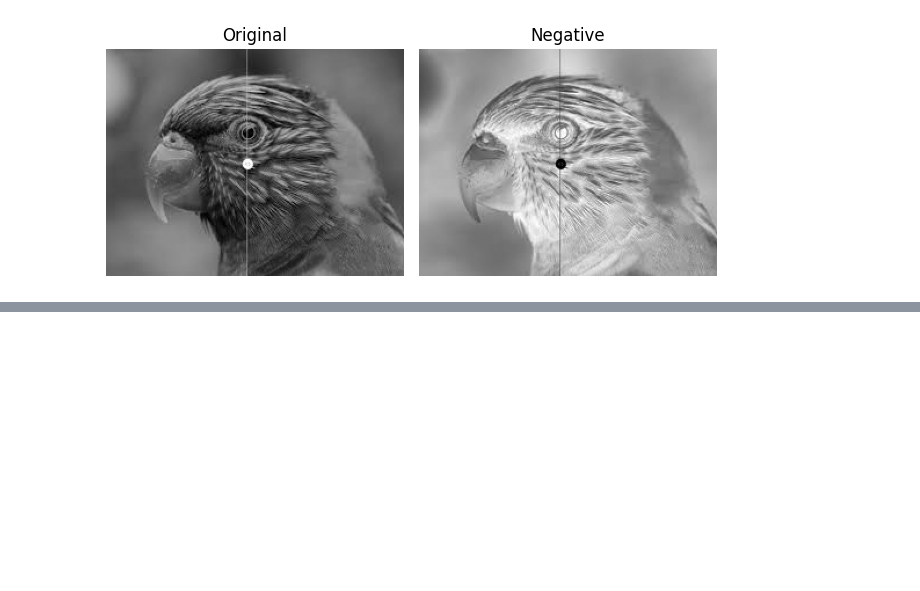
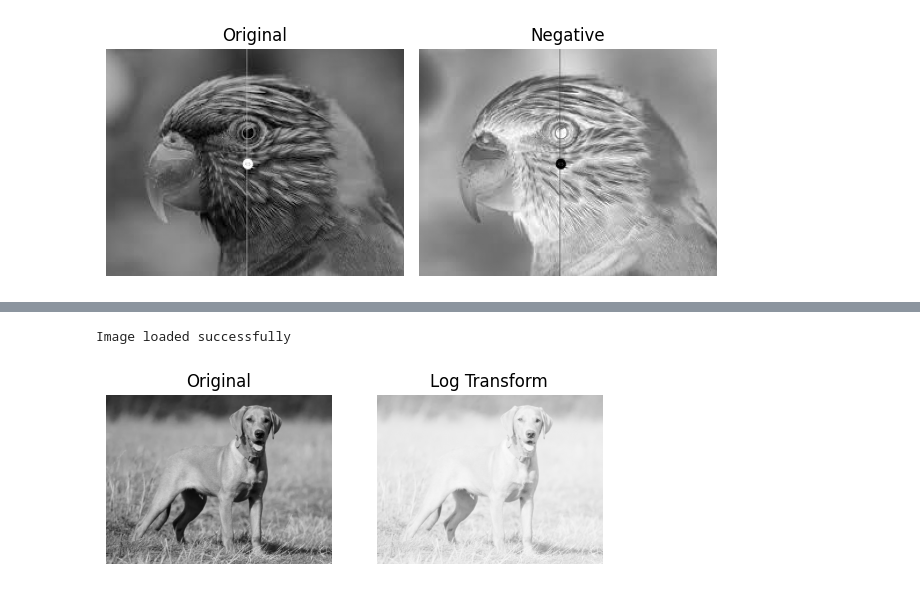
Before and after one commit to doanane/image_processing, a Jupyter notebook: practice4.ipynb, the cells around one changed output, grey strips where cells are left out. Saved outputs shown, nothing was run; the diff lists cells and outputs as text; code cells hidden in the pictures; blank space fills up the shorter version.

```diff
--- a/practice4.ipynb
+++ b/practice4.ipynb
@@ -26,0 +33,21 @@ Image loaded successfully.
+# %%
+import cv2; import numpy as np; import matplotlib.pyplot as plt
+img= cv2.imread("images/dog.png", cv2.IMREAD_GRAYSCALE)
+if img is None:
+    print("No such image found in the directory")
+else:
+    print("Image loaded successfully")
+# %% [output]
+Image loaded successfully
+# %%
+## claculate for c
+c = 255 / np.log(1 + np.max(img))
+
+log_img = c * np.log(1 + img.astype(np.float32))
+log_img = np.array(log_img, dtype=np.uint8)
+
+plt.subplot(1,2,1); plt.imshow(img, cmap='gray'); plt.title('Original'); plt.axis('off')
+plt.subplot(1,2,2); plt.imshow(log_img, cmap='gray'); plt.title('Log Transform'); plt.axis('off')
+plt.show()
+# %% [output]
+[figure, added]
```
Also changed, not shown: parts of 7 cells of this notebook, 1 other file.
